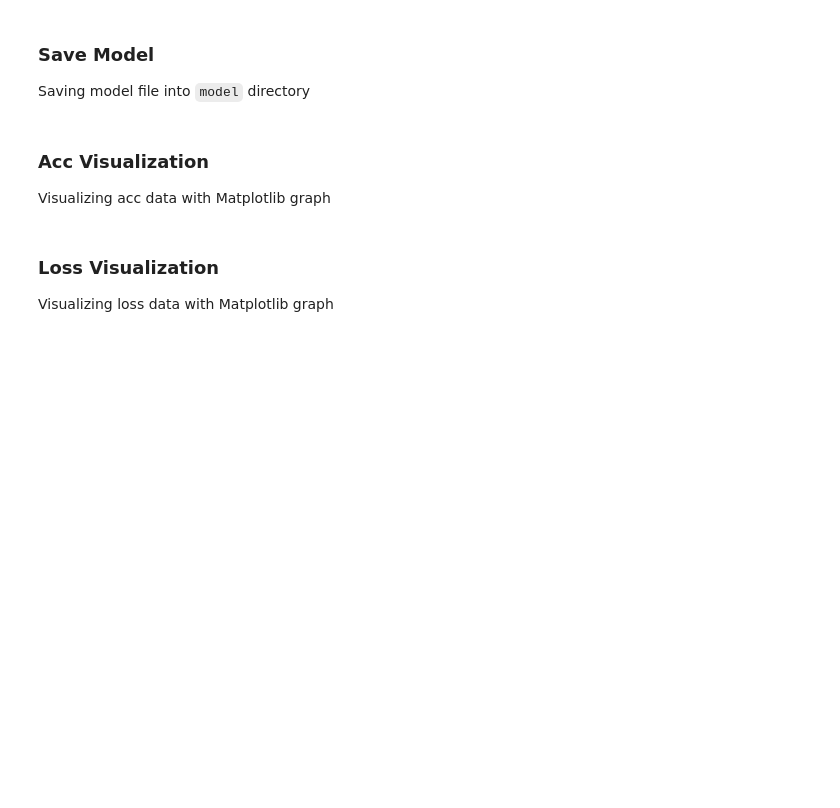
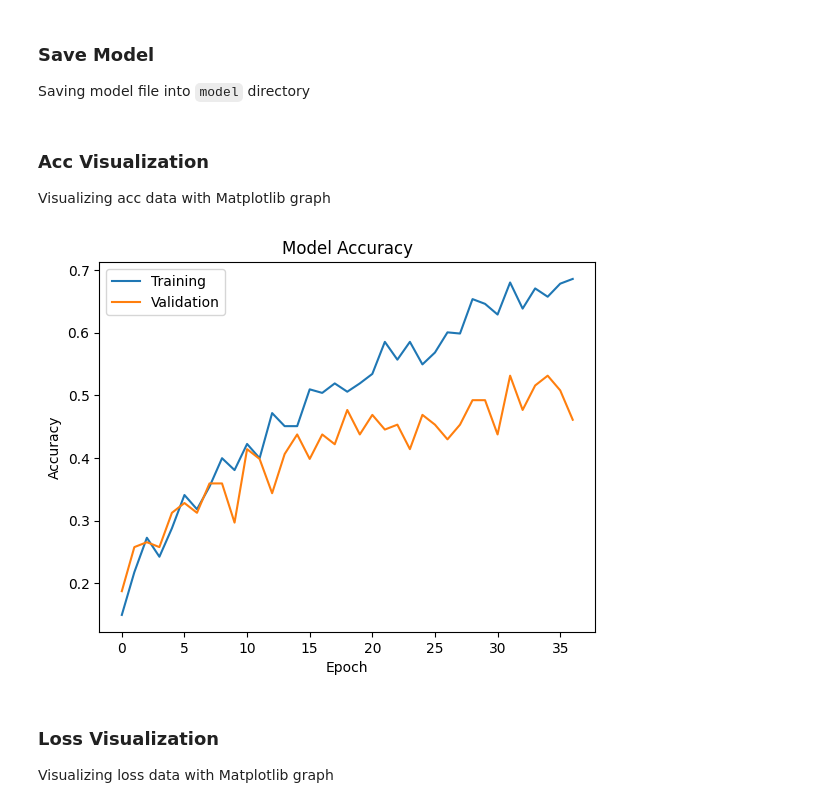
Before and after one commit to rudyhendrawn/traditional-dance-video-classification, a Jupyter notebook: i3d.ipynb, the cells around one changed output. Cells and saved outputs as stored; diff of their text form; code cells hidden in the pictures; blank space fills up the shorter version.

```diff
--- a/i3d.ipynb
+++ b/i3d.ipynb
@@ -219,7 +216,7 @@ _________________________________________________________________
 
 Some setup configuration for compiling and fitting the model. Defining epochs, earlystopping, checkpoint, and callbacks.
 # %%
-epochs = 3
+epochs = 100
 model_earlystopping = tf.keras.callbacks.EarlyStopping(monitor="val_loss", patience=3)
 model_checkpoint = tf.keras.callbacks.ModelCheckpoint(
     filepath="checkpoint/i3d-{epoch:02d}-{val_loss:.2f}.h5",
@@ -284,11 +288,13 @@ Visualizing acc data with Matplotlib graph
 # %%
 helpers.get_visualized_graph(
   plots=[model_history.history["acc"], model_history.history["val_acc"]],
   title="Model Accuracy",
   x_label="Epoch",
   y_label="Accuracy",
-  legend=["train", "test"]
+  legend=["Training", "Validation"]
 ).show()
+# %% [output]
+[figure, added]
 # %% [markdown]
 ### Loss Visualization
 
```
Also changed, not shown: parts of 23 cells of this notebook.
